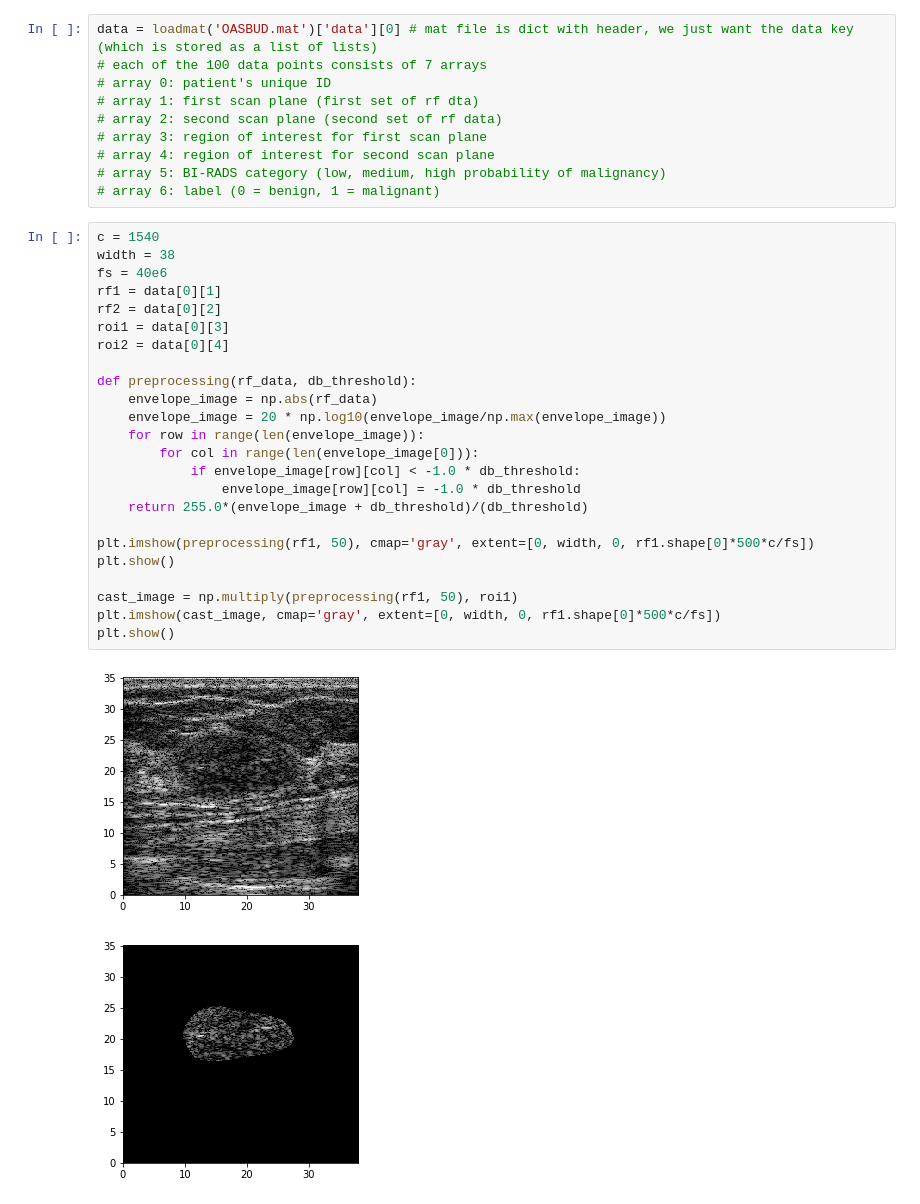
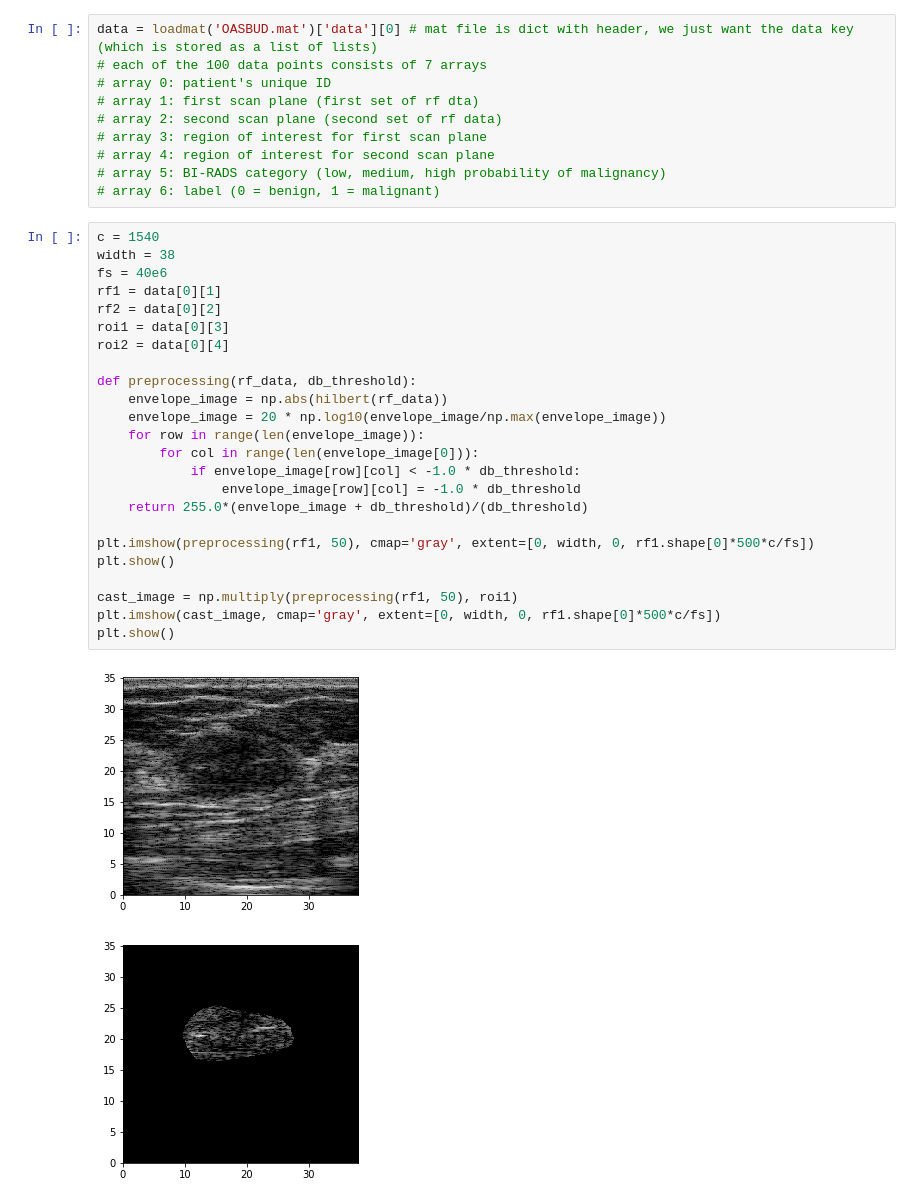
Before and after one commit to sputney13/Machine-Learning-Final, a Jupyter notebook: Pre-processing.ipynb, the cells around one changed output. Cells and saved outputs as stored; diff of their text form.

Commit message:
add hilbert

```diff
--- a/Pre-processing.ipynb
+++ b/Pre-processing.ipynb
@@ -17,27 +17,27 @@ data = loadmat('OASBUD.mat')['data'][0] # mat file is dict with header, we just
 # %%
 c = 1540
 width = 38
 fs = 40e6
 rf1 = data[0][1]
 rf2 = data[0][2]
 roi1 = data[0][3]
 roi2 = data[0][4]
 
 def preprocessing(rf_data, db_threshold):
-    envelope_image = np.abs(rf_data)
+    envelope_image = np.abs(hilbert(rf_data))
     envelope_image = 20 * np.log10(envelope_image/np.max(envelope_image))
     for row in range(len(envelope_image)):
         for col in range(len(envelope_image[0])):
             if envelope_image[row][col] < -1.0 * db_threshold:
                 envelope_image[row][col] = -1.0 * db_threshold
     return 255.0*(envelope_image + db_threshold)/(db_threshold)
 
 plt.imshow(preprocessing(rf1, 50), cmap='gray', extent=[0, width, 0, rf1.shape[0]*500*c/fs])
 plt.show()
 
 cast_image = np.multiply(preprocessing(rf1, 50), roi1)
 plt.imshow(cast_image, cmap='gray', extent=[0, width, 0, rf1.shape[0]*500*c/fs])
 plt.show()
 # %% [output]
-[figure, old version]
+[figure, new version]
 [figure]
```
